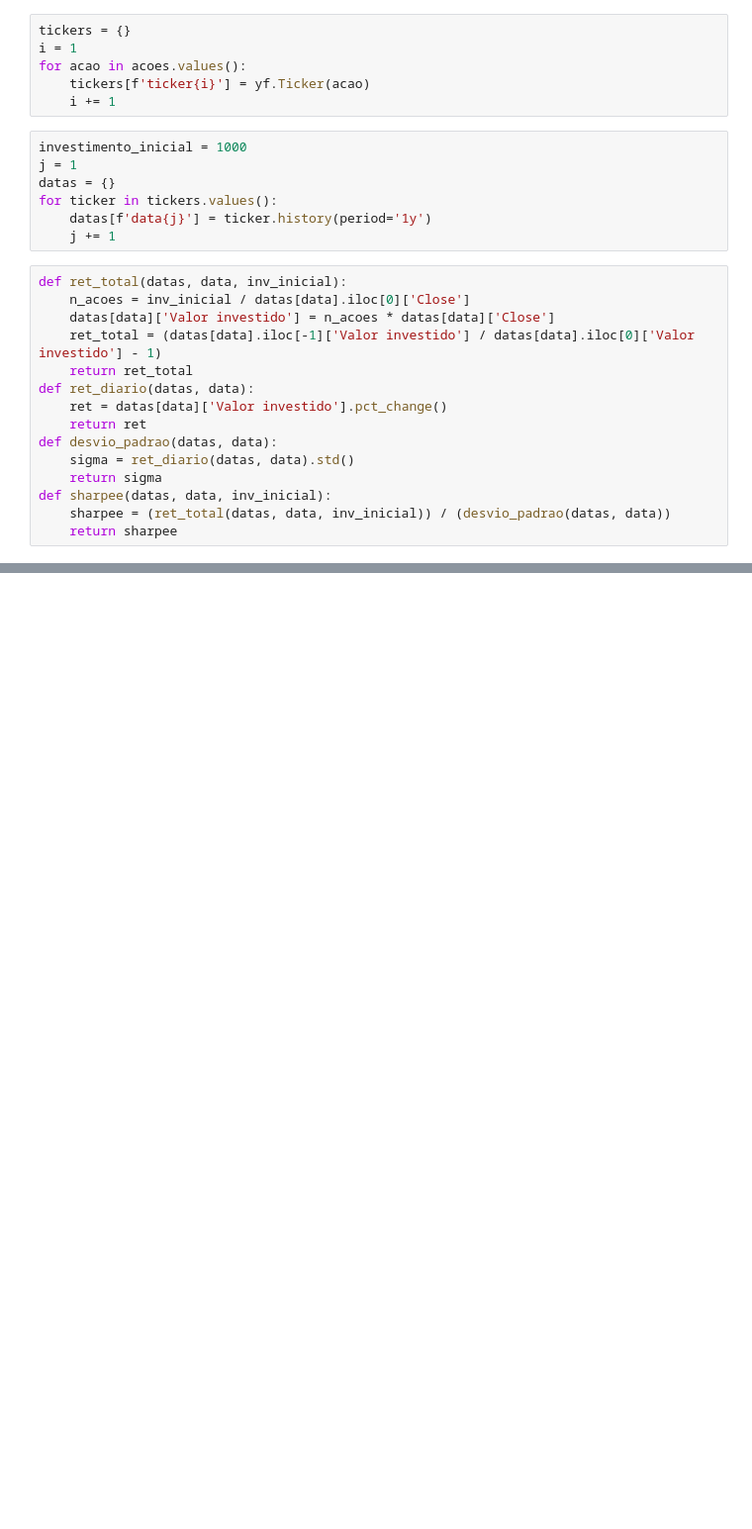
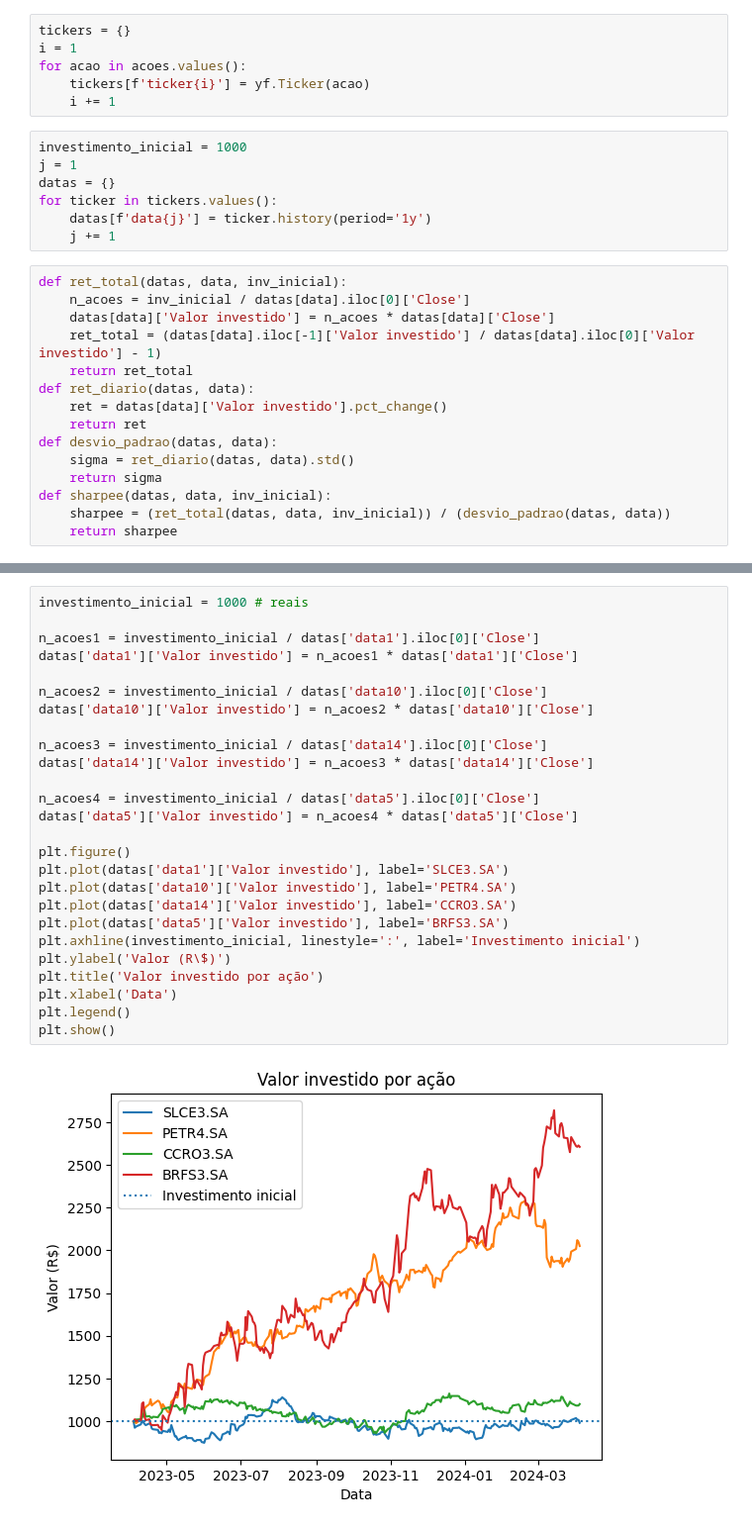
Before and after one commit to felipemarianoferr/aps2-cdados, a Jupyter notebook: indice_sharpee.ipynb, the cells around one changed output, grey strips where cells are left out. Shown at 99% size. Saved outputs shown, nothing was run; the diff lists cells and outputs as text; blank space fills up the shorter version.

```diff
--- a/indice_sharpee.ipynb
+++ b/indice_sharpee.ipynb
@@ -212,0 +168,28 @@ sharpee do portifolio é 49.9466531000556
+# %%
+investimento_inicial = 1000 # reais
+
+n_acoes1 = investimento_inicial / datas['data1'].iloc[0]['Close']
+datas['data1']['Valor investido'] = n_acoes1 * datas['data1']['Close']
+
+n_acoes2 = investimento_inicial / datas['data10'].iloc[0]['Close']
+datas['data10']['Valor investido'] = n_acoes2 * datas['data10']['Close']
+
+n_acoes3 = investimento_inicial / datas['data14'].iloc[0]['Close']
+datas['data14']['Valor investido'] = n_acoes3 * datas['data14']['Close']
+
+n_acoes4 = investimento_inicial / datas['data5'].iloc[0]['Close']
+datas['data5']['Valor investido'] = n_acoes4 * datas['data5']['Close']
+
+plt.figure()
+plt.plot(datas['data1']['Valor investido'], label='SLCE3.SA')
+plt.plot(datas['data10']['Valor investido'], label='PETR4.SA')
+plt.plot(datas['data14']['Valor investido'], label='CCRO3.SA')
+plt.plot(datas['data5']['Valor investido'], label='BRFS3.SA')
+plt.axhline(investimento_inicial, linestyle=':', label='Investimento inicial')
+plt.ylabel('Valor (R\$)')
+plt.title('Valor investido por ação')
+plt.xlabel('Data')
+plt.legend()
+plt.show()
+# %% [output]
+[figure, added]
```
Also changed, not shown: parts of 9 cells of this notebook.
